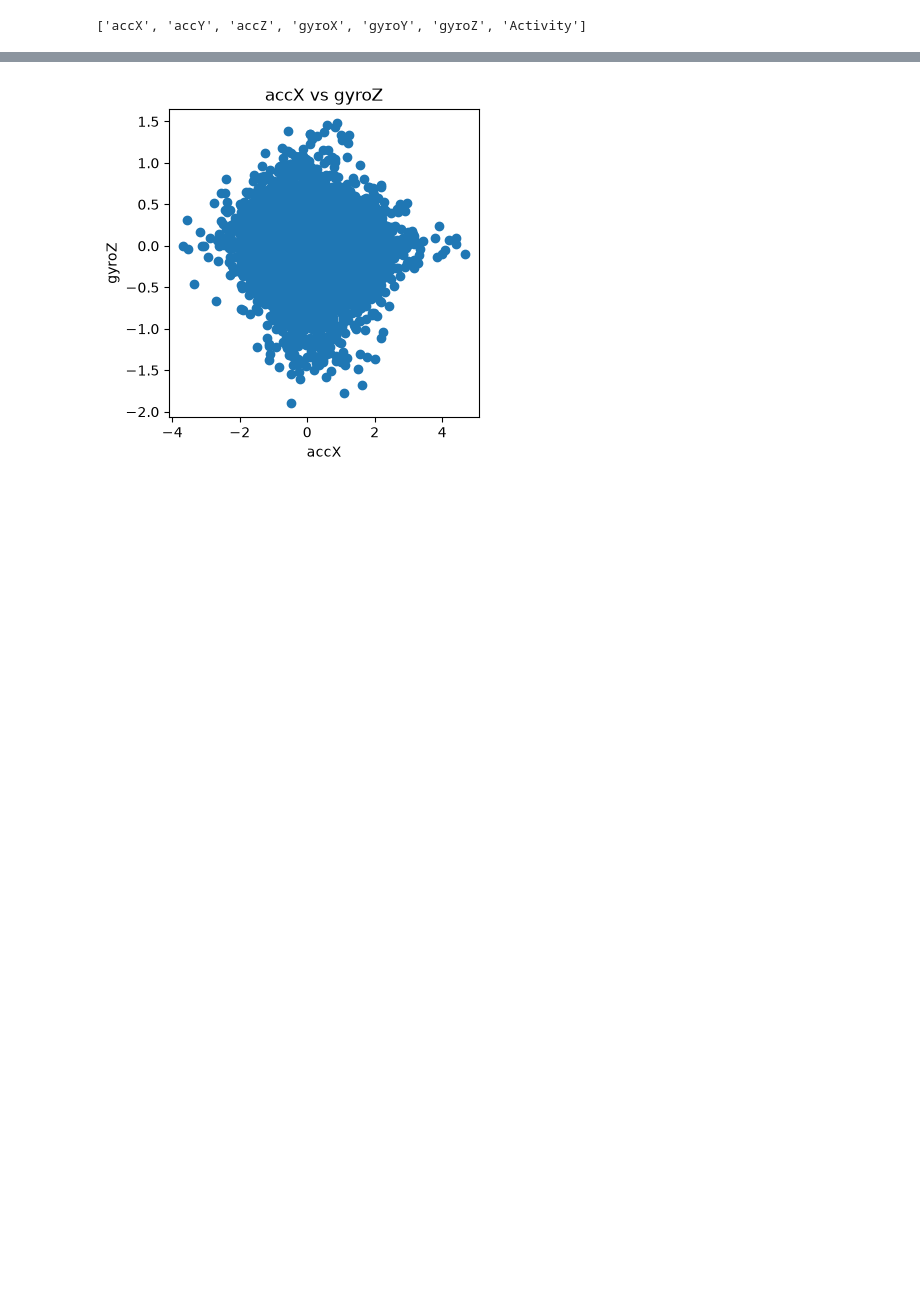
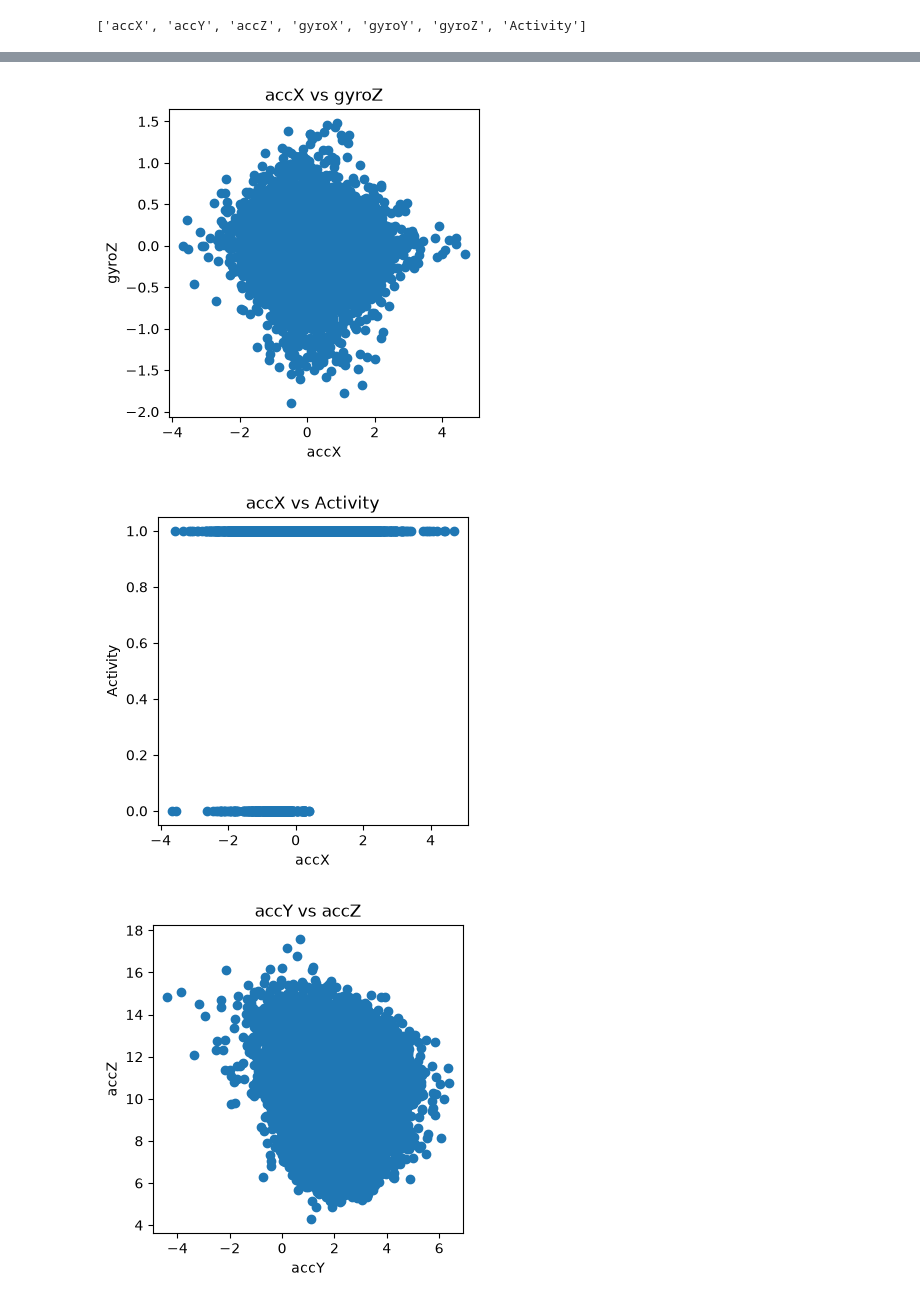
Before and after one commit to prasadPattuvamVeedu/Human-Activity-Recognition-Using-Mobile-Sensor-Data-, a Jupyter notebook: har.ipynb, the cells around one changed output, grey strips where cells are left out. Cells and saved outputs as stored; diff of their text form; code cells hidden in the pictures; blank space fills up the shorter version.

```diff
--- a/har.ipynb
+++ b/har.ipynb
@@ -192,0 +205,9 @@ df.head(5)
+# %%
+column = list(df.columns)
+# %%
+feature_df = pd.DataFrame()
+# %%
+for i,col in enumerate(column):
+    feature_df.loc[i,"column"] = col
+    feature_df.loc[i,"missing_percentage"] = (df[col].isnull().sum()/df.shape[0])*100
+    feature_df.loc[i,"data_type"] = df[col].dtype
@@ -311,15 +350,18 @@ columns
 # %%
 for i, col in enumerate(columns):
     for k in range(i + 1, len(columns)):
         plt.figure(figsize=(4,4))
-        plt.scatter(x=df.iloc[:, i], y=df.iloc[:, k])
-        plt.xlabel(columns[i])
+        plt.scatter(x=df[col], y=df[columns[k]])
+        plt.xlabel(col)
         plt.ylabel(columns[k])
         plt.title(f"{columns[i]} vs {columns[k]}")
         plt.show()
+        plt.close()
 # %% [output]
 [figure]
 [figure]
 [figure]
 [figure]
 [figure]
+[figure, added]
+[figure, added]
```
Also changed, not shown: parts of 95 cells of this notebook.
